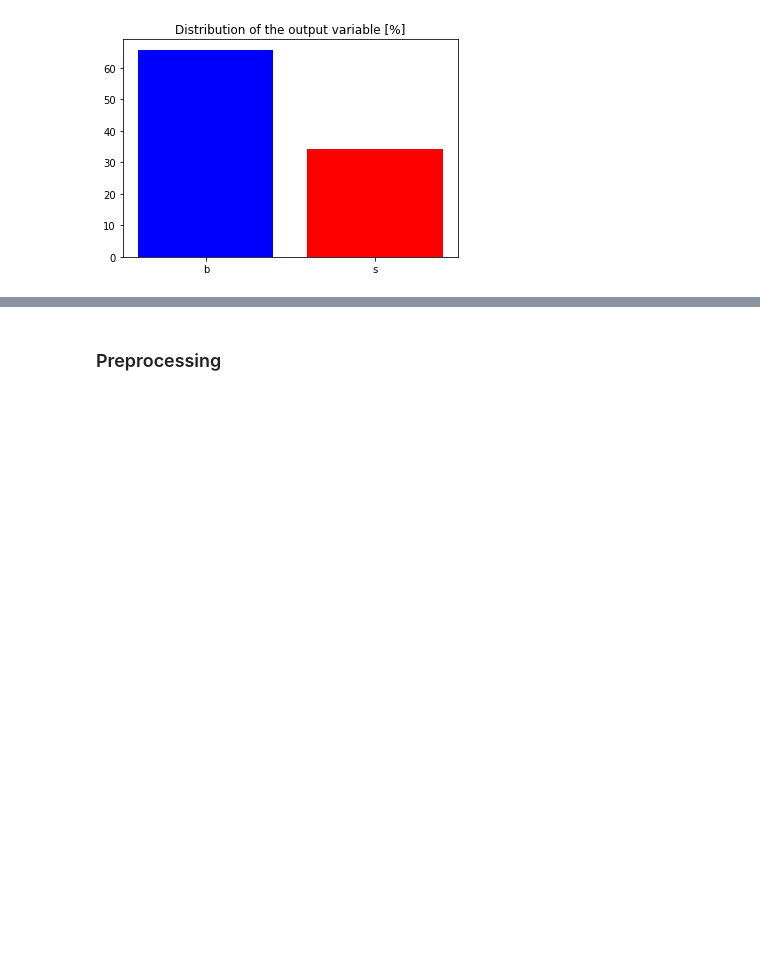
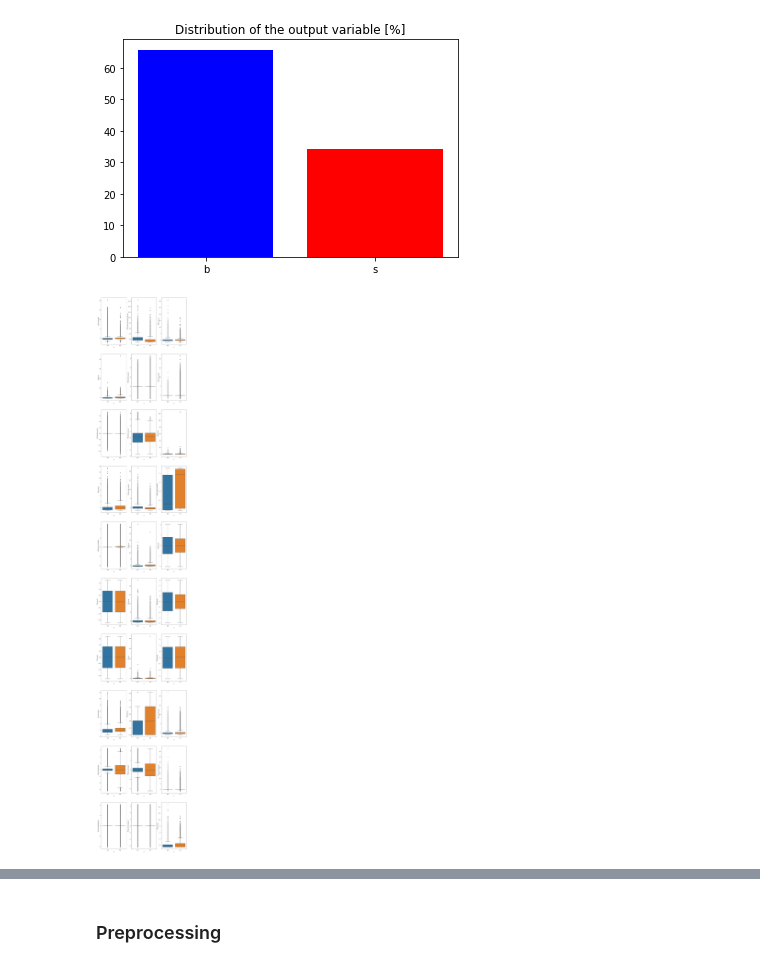
Before and after one commit to CS-433/ml-project-1-jdl, a Jupyter notebook: code/project1.ipynb, the cells around one changed output, grey strips where cells are left out. Drawn from its saved outputs; the diff is of its cells as text; code cells hidden in the pictures; blank space fills up the shorter version.

```diff
--- a/code/project1.ipynb
+++ b/code/project1.ipynb
@@ -42,0 +49,12 @@ plt.show()
+# %%
+names = np.genfromtxt(DATA_TRAIN_PATH, delimiter=",", names=True, dtype=str).dtype.names
+df_mean = pd.DataFrame(train_tx[:,1:], columns = np.array(names[2:]))
+df_mean['y'] = train_y[:]
+
+col = np.ravel(np.indices((3, 10))[0].T)
+row = np.ravel(np.indices((3, 10))[1].T)
+fig, axs = plt.subplots(ncols=3, nrows=len(names[2:])//3, figsize=(15,100))
+for i in range(len(names[2:])):
+    sns.boxplot(x = 'y', y = names[i+2], data = df_mean, ax = axs[row[i],col[i]])
+# %% [output]
+[figure, added]
```
Also changed, not shown: parts of 5 cells of this notebook.
